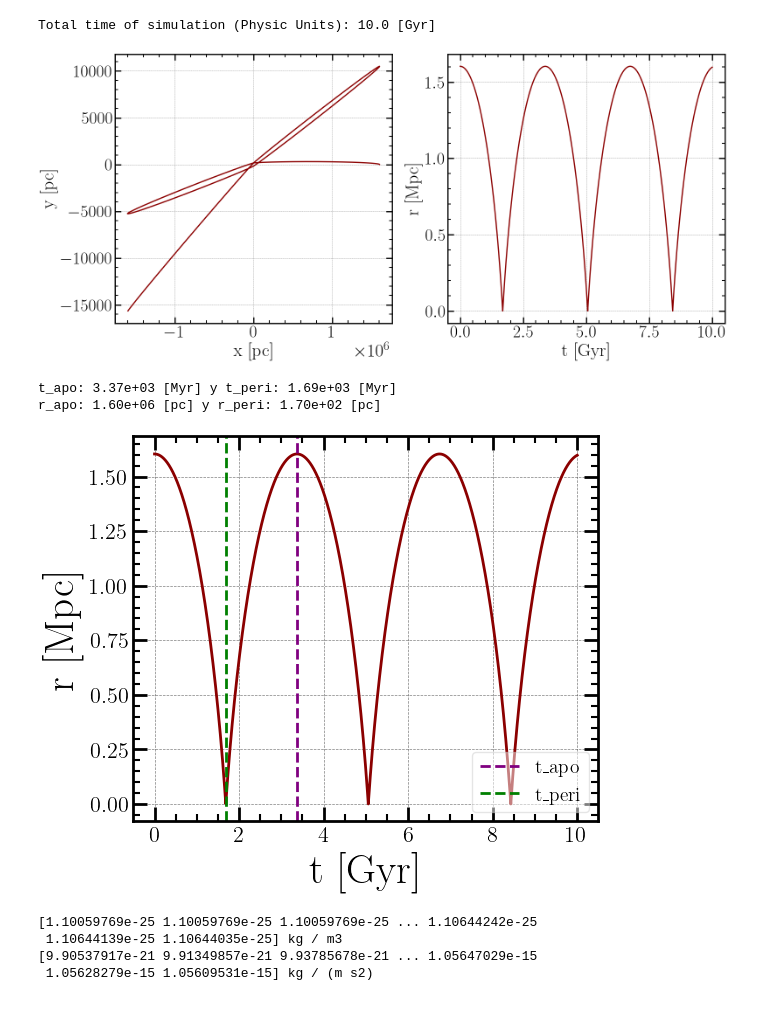
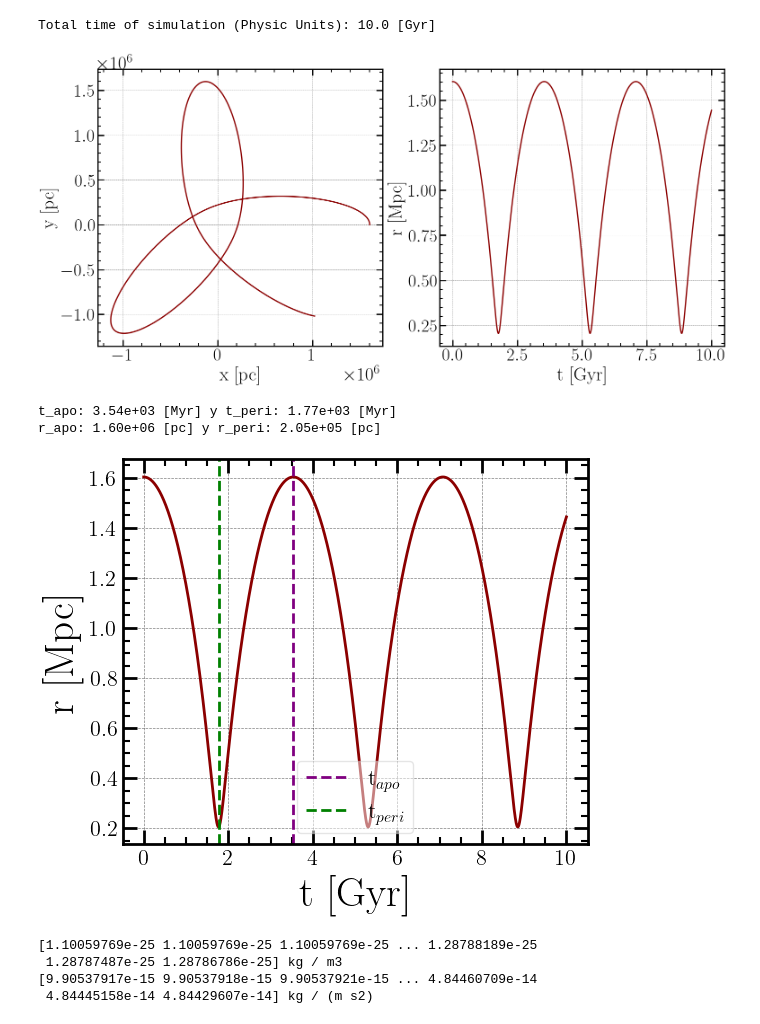
Before and after one commit to vahonorato/project1_simulations, a Jupyter notebook: part2/Ram_pressure_code.ipynb, the cells around one changed output. Cells and saved outputs as stored; diff of their text form; code cells hidden in the pictures.

```diff
--- a/part2/Ram_pressure_code.ipynb
+++ b/part2/Ram_pressure_code.ipynb
@@ -47,7 +48,7 @@ El valor de r_s: 0.401 en [Mpc]
 #initial conditions
 x, y, z = r_200/len_sim, 0/len_sim, 0/len_sim
 r = np.sqrt(x*x + y*y + z*z)
-vx, vy, vz = 0/vel_sim, 300/vel_sim, 0/vel_sim
+vx, vy, vz = 0/vel_sim, 300000/vel_sim, 0/vel_sim
 
 N_steps = 10**6
 t_orbit = (1*10**3)/T_sim #1 Gyr en cruzar un cumulo
@@ -63,7 +64,7 @@ x_arr, y_arr, z_arr = np.ones(N_steps, dtype = float), np.ones(N_steps, dtype =
 vx_arr, vy_arr, vz_arr = np.ones(N_steps, dtype = float), np.ones(N_steps, dtype = float), np.ones(N_steps, dtype = float)
 t_arr = np.ones(N_steps, dtype = float)
 r_arr = np.ones(N_steps, dtype = float)
-for i in range(0, N_steps):
+for i in tqdm(range(0, N_steps), 'Procesando: '):
 
     x_arr[i], y_arr[i], z_arr[i] = x, y, z
     vx_arr[i], vy_arr[i], vz_arr[i] = vx, vy, vz
@@ -108,7 +109,7 @@ ax[1].set_ylabel('r [Mpc]')
 
 plt.show()
 # %% [output]
-[figure, old version]
+[figure, new version]
 # %%
 short_time = np.where((t_arr < 4000))[0]
 max_r = np.where(r_arr[short_time] == np.max(r_arr[short_time]))[0]
@@ -119,30 +120,30 @@ r_apo, r_peri = r_arr[max_r][0], r_arr[min_r][0]
 print(f't_apo: {t_apo:.2e} [Myr] y t_peri: {t_peri:.2e} [Myr]')
 print(f'r_apo: {r_apo:.2e} [pc] y r_peri: {r_peri:.2e} [pc]')
 # %% [output]
-t_apo: 3.37e+03 [Myr] y t_peri: 1.69e+03 [Myr]
-r_apo: 1.60e+06 [pc] y r_peri: 1.70e+02 [pc]
+t_apo: 3.54e+03 [Myr] y t_peri: 1.77e+03 [Myr]
+r_apo: 1.60e+06 [pc] y r_peri: 2.05e+05 [pc]
 # %%
 fig = plt.figure(figsize=(6,5))
 ax = fig.subplots()
 
 for i in range(0, 1):
     for spine in ax.spines.values():
         spine.set_linewidth(2)
     ax.tick_params(axis='both', which='major', labelsize=16, length=10, width=2)
     ax.tick_params(axis='both', which='minor', length=5, width=1.5)
     ax.minorticks_on()
 
 ax.plot(t_arr/10**3, r_arr/(10**6), color = 'darkred', lw = 2)
 ax.set_xlabel('t [Gyr]')
 ax.set_ylabel('r [Mpc]')
-ax.axvline(t_apo/10**3, color = 'purple', label = r't_{apo}', lw = 2, ls = '--')
-ax.axvline(t_peri/10**3, color = 'green', label = r't_{peri}', lw = 2, ls = '--')
+ax.axvline(t_apo/10**3, color = 'purple', label = r't$_{apo}$', lw = 2, ls = '--')
+ax.axvline(t_peri/10**3, color = 'green', label = r't$_{peri}$', lw = 2, ls = '--')
 #ax.set_xlim(0, 5000)
-ax.legend(framealpha = 0.5, fontsize = 14)
+ax.legend(framealpha = 0.5, fontsize = 16)
 
 plt.show()
 # %% [output]
-[figure, old version]
+[figure, new version]
 # %%
 #Ram Pressure with beta profile
 beta = 0.5
@@ -161,10 +162,10 @@ print(rho_ICM_arr)
 #print(v_orb)
 print(P_ram)
 # %% [output]
-[1.10059769e-25 1.10059769e-25 1.10059769e-25 ... 1.10644242e-25
- 1.10644139e-25 1.10644035e-25] kg / m3
-[9.90537917e-21 9.91349857e-21 9.93785678e-21 ... 1.05647029e-15
- 1.05628279e-15 1.05609531e-15] kg / (m s2)
+[1.10059769e-25 1.10059769e-25 1.10059769e-25 ... 1.28788189e-25
+ 1.28787487e-25 1.28786786e-25] kg / m3
+[9.90537917e-15 9.90537918e-15 9.90537921e-15 ... 4.84460709e-14
+ 4.84445158e-14 4.84429607e-14] kg / (m s2)
 # %%
 fig = plt.figure(figsize = (6,14))
 gs = fig.add_gridspec(3,1, hspace = 0)
```
Also changed, not shown: parts of 5 cells of this notebook, 3 other files.
